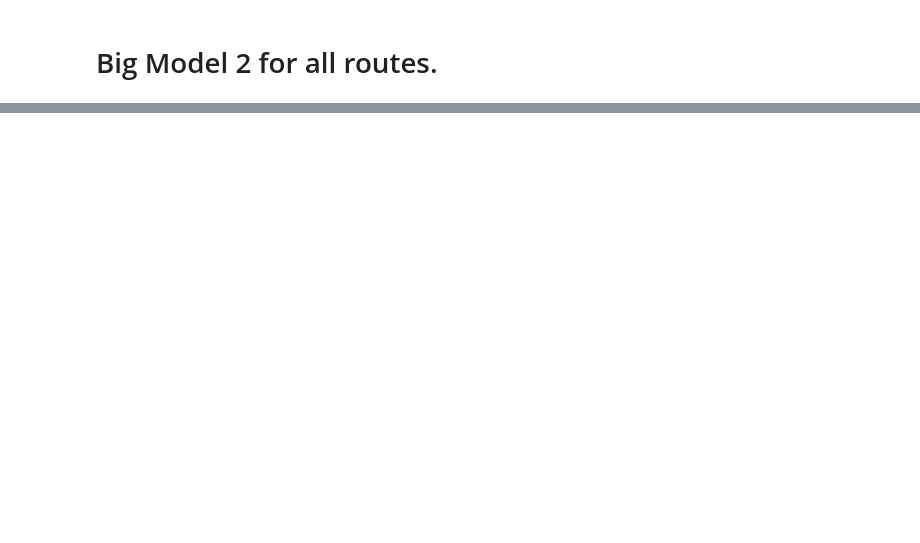
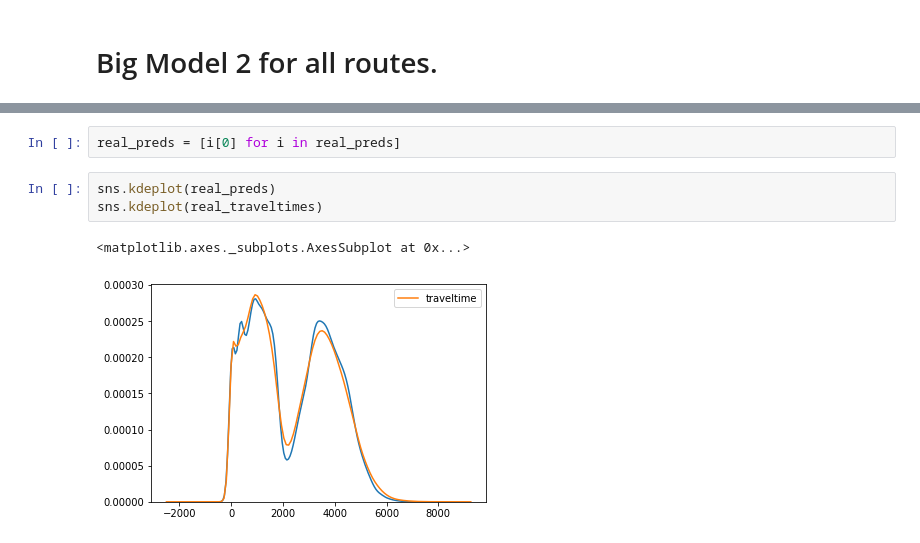
Before and after one commit to Manjunathsk92/dublinbikesanalysis, a Jupyter notebook: notebooks/Final notebooks for submission of some kind or other/Untitled.ipynb, the cells around one changed output, grey strips where cells are left out. Drawn from its saved outputs; the diff is of its cells as text; blank space fills up the shorter version.

```diff
--- a/notebooks/Final notebooks for submission of some kind or other/Untitled.ipynb
+++ b/notebooks/Final notebooks for submission of some kind or other/Untitled.ipynb
@@ -31,0 +222,8 @@ KeyError: 'traveltime'
+# %%
+real_preds = [i[0] for i in real_preds]
+# %%
+sns.kdeplot(real_preds)
+sns.kdeplot(real_traveltimes)
+# %% [output]
+<matplotlib.axes._subplots.AxesSubplot at 0x...>
+[figure, added]
```
Also changed, not shown: parts of 22 cells of this notebook, 21 other files.
